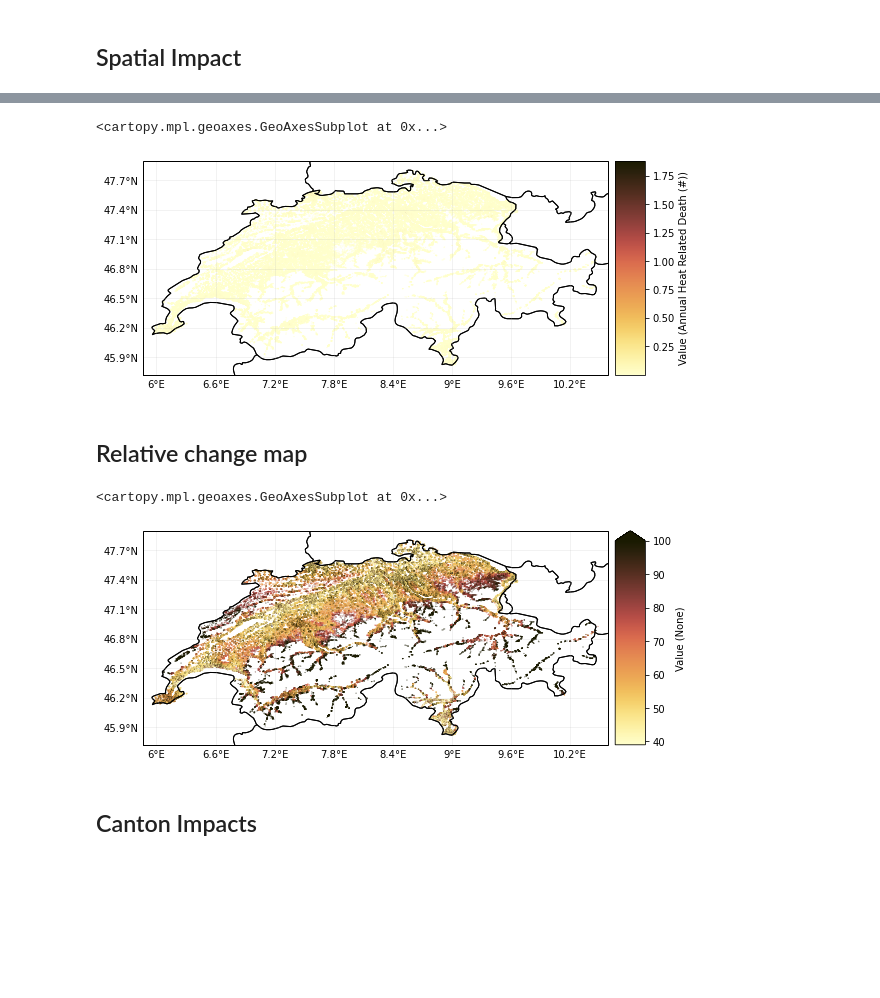
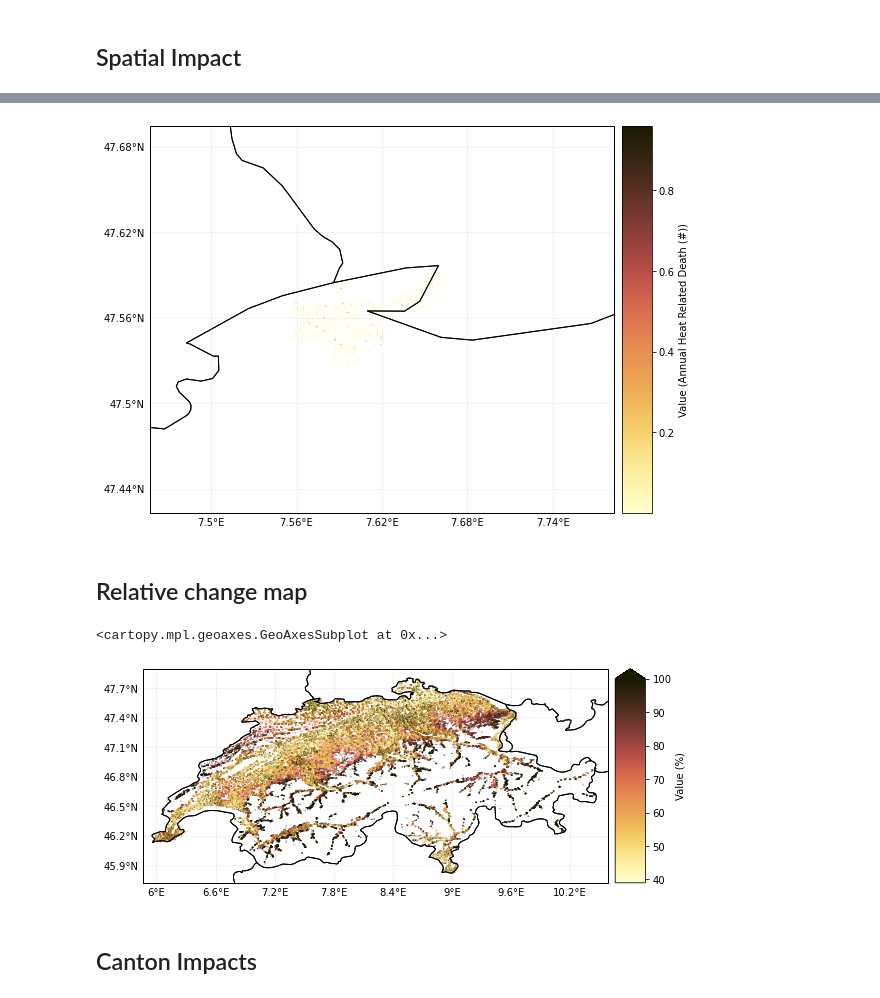
Before and after one commit to zeliest/heat_mortality_productivity_impacts, a Jupyter notebook: data_analysis/notebooks/results_mortality.ipynb, the cells around one changed output, grey strips where cells are left out. Cells and saved outputs as stored; diff of their text form; code cells hidden in the pictures; blank space fills up the shorter version.

Commit message:
adjust spatial impact maps

```diff
--- a/data_analysis/notebooks/results_mortality.ipynb
+++ b/data_analysis/notebooks/results_mortality.ipynb
@@ -68,0 +56,10 @@ impacts_rel.imp_mat
+# %%
+from src.write_entities.define_exposures import *
+
+directory_exposures = '../../input_data/exposures/'
+file_info='../../input_data/exposures/age_categories.csv'
+file_locations='../../input_data/exposures/STATPOP2018.csv'
+shp_cantons='../../input_data/shapefiles/KANTONS_projected_epsg4326/swissBOUNDARIES3D_1_3_TLM_KANTONSGEBIET_epsg4326.shp'
+annual_deaths='../../input_data/impact_functions/annual_deaths.xlsx'
+
+exposures_all = call_exposures_switzerland_mortality(file_info, file_locations, shp_cantons, annual_deaths, population_ratio=False) #number of people instead of ratio
@@ -68,0 +69,18 @@ impacts_rel.imp_mat
+# %%
+pickle_in = \
+open('../../output/mortality_results/impact_100mc2.pickle','rb')
+impacts_mortality = pickle.load(pickle_in)
+
+agg_impacts_mc = impacts_mortality.agg_impacts_mc
+median_impact_matrices = impacts_mortality.median_impact_matrices
+exposures = exposures_all[exposures_all['category']=='Over 75']
+exposures = Exposures(exposures)
+
+category = 'Over 75'
+categories_code = {'Over 75':'O', 'Under 75':'U'}
+cm = palettable.scientific.sequential.LaJolla_20.mpl_colormap
+
+impact = impacts_mortality.matrix_as_impact(median_impact_matrices['RCP85'][2050][category], exposures, unit='%', percentage=True)
+impact.plot_hexbin_impact_exposure(pop_name=False, cmap=cm, buffer=0.1, vmax=0.2, extend='max')
+
+#plt.savefig(''.join([fig_dir,'spatial_impact_2050_o75.pdf']),bbox_inches='tight')
@@ -69,12 +90,4 @@ impacts_rel.imp_mat
 # %%
-category = 'Over 75'
-categories_code = {'Over 75':'O', 'Under 75':'U'}
-cm = palettable.scientific.sequential.LaJolla_20.mpl_colormap
-
-directory_exposures = '../../input_data/exposures/'
-exposures_file = ''.join([directory_exposures, 'exposures_mortality_ch_', categories_code[category], '.h5'])
-exposures = Exposures()
-exposures.read_hdf5(exposures_file)
-impact = impacts_mortality.matrix_as_impact(median_impact_matrices['RCP85'][2020][category], exposures, unit='Annual Heat Related Death (#)', percentage=False)
+impact = impacts_mortality.matrix_as_impact(median_impact_matrices['RCP85'][2020][category], exposures, unit='Annual Heat Related Death (#)', percentage=False, canton='Basel-Stadt')
 impact.plot_hexbin_impact_exposure(pop_name=False, cmap=cm, buffer=0.1)
 # %% [output]
@@ -82,2 +95 @@ impact.plot_hexbin_impact_exposure(pop_name=False, cmap=cm, buffer=0.1)
-<cartopy.mpl.geoaxes.GeoAxesSubplot at 0x...>
-[figure, old version]
+[figure, new version]
@@ -88,11 +97,13 @@ impact_basel = impacts_mortality.matrix_as_impact(median_impact_matrices['RCP85'
 ## Relative change map
 # %%
 rel_mat = ImpactsHeatMortality.compute_relative_change(median_impact_matrices['RCP85'][2050][category], median_impact_matrices['RCP85'][2020][category])
-impacts_rel = ImpactsHeatMortality.matrix_as_impact(rel_mat, exposures)
+impacts_rel = ImpactsHeatMortality.matrix_as_impact(rel_mat, exposures, unit='%')
 impacts_rel.plot_hexbin_impact_exposure(pop_name=False, cmap=cm, buffer=0.1, vmax=100, extend='max')
+
+#plt.savefig(''.join([fig_dir,'relative_changes_2020_2050_o75.pdf']),bbox_inches='tight')
 # %% [output]
 <cartopy.mpl.geoaxes.GeoAxesSubplot at 0x...>
-[figure, old version]
+[figure, new version]
 # %% [markdown]
 ## Canton Impacts
 # %%
```
Also changed, not shown: parts of 12 cells of this notebook.
